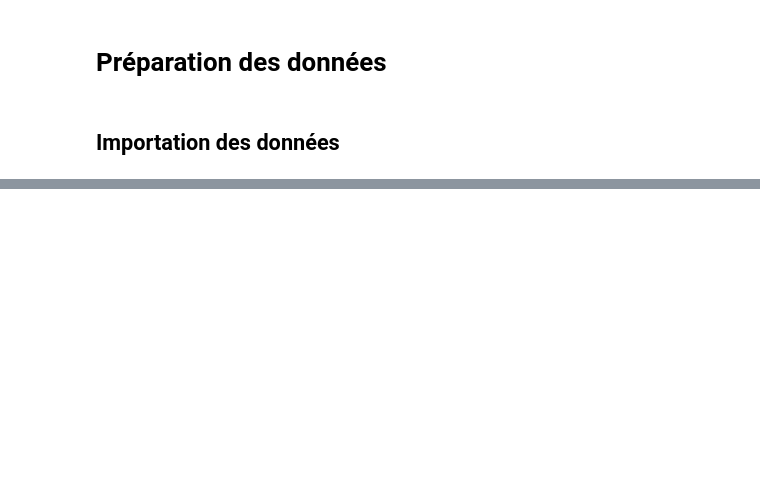
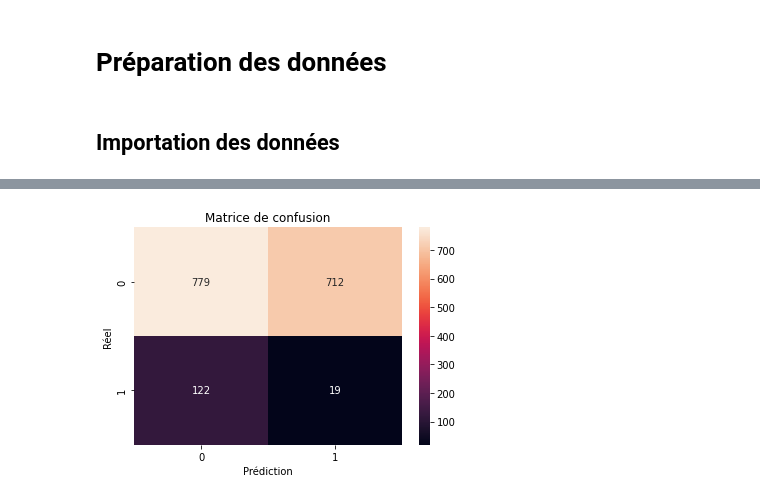
Before and after one commit to AurelienCD/Formation_OCR_Ing_Machine_Learning, a Jupyter notebook: LibAUC.ipynb, the cells around one changed output, grey strips where cells are left out. Cells and saved outputs as stored; diff of their text form; code cells hidden in the pictures; blank space fills up the shorter version.

```diff
--- a/LibAUC.ipynb
+++ b/LibAUC.ipynb
@@ -236,0 +352,2 @@ RuntimeError: ignored
+# %%
+predictions = np.where(proba>0.20,0,1)
@@ -236,0 +392,10 @@ RuntimeError: ignored
+# %%
+conf_matrix = tf.math.confusion_matrix(labels=y, predictions=predictions)
+
+ax_sgd_01 = sns.heatmap(conf_matrix, annot = True, fmt='d')
+ax_sgd_01.set_title('Matrice de confusion')
+ax_sgd_01.set_ylabel('Réel')
+ax_sgd_01.set_xlabel('Prédiction')
+plt.show()
+# %% [output]
+[figure, added]
```
Also changed, not shown: parts of 50 cells of this notebook.
